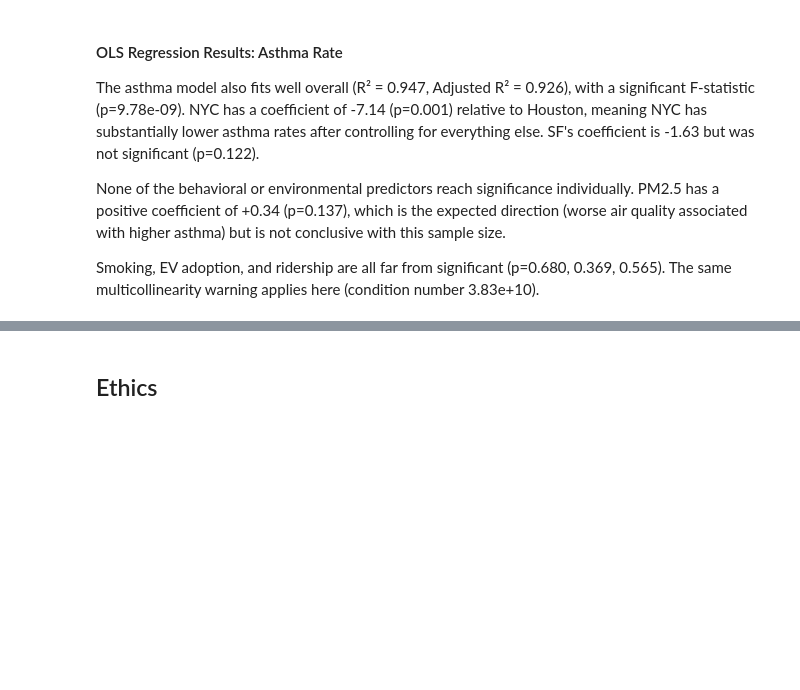
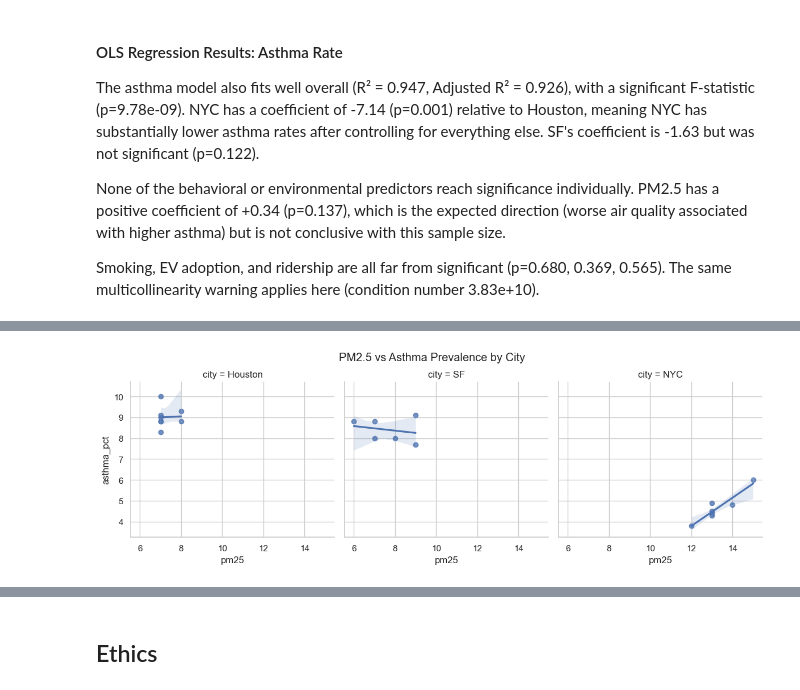
Before and after one commit to COGS108/Group026_WI26, a Jupyter notebook: 03-FinalProject.ipynb, the cells around one changed output, grey strips where cells are left out. Drawn from its saved outputs; the diff is of its cells as text; code cells hidden in the pictures; blank space fills up the shorter version.

```diff
--- a/03-FinalProject.ipynb
+++ b/03-FinalProject.ipynb
@@ -811,0 +870,17 @@ strong multicollinearity or other numerical problems.
+# %%
+#graph pm2.5 vs asthma by city
+
+sns.lmplot(
+    data=full_df,
+    x="pm25",
+    y="asthma_pct",
+    col="city",
+    height=4,
+    aspect=1
+)
+
+plt.subplots_adjust(top=0.85)
+plt.suptitle("PM2.5 vs Asthma Prevalence by City")
+plt.show()
+# %% [output]
+[figure, added]
```
Also changed, not shown: parts of 16 cells of this notebook.
